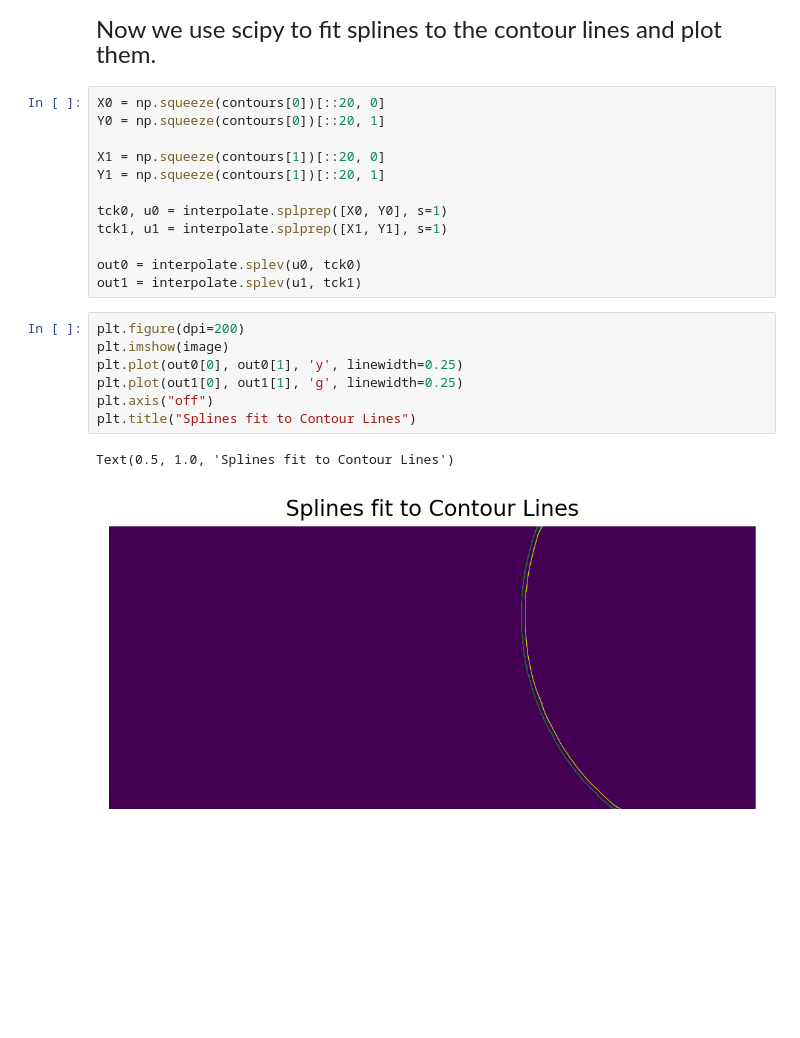
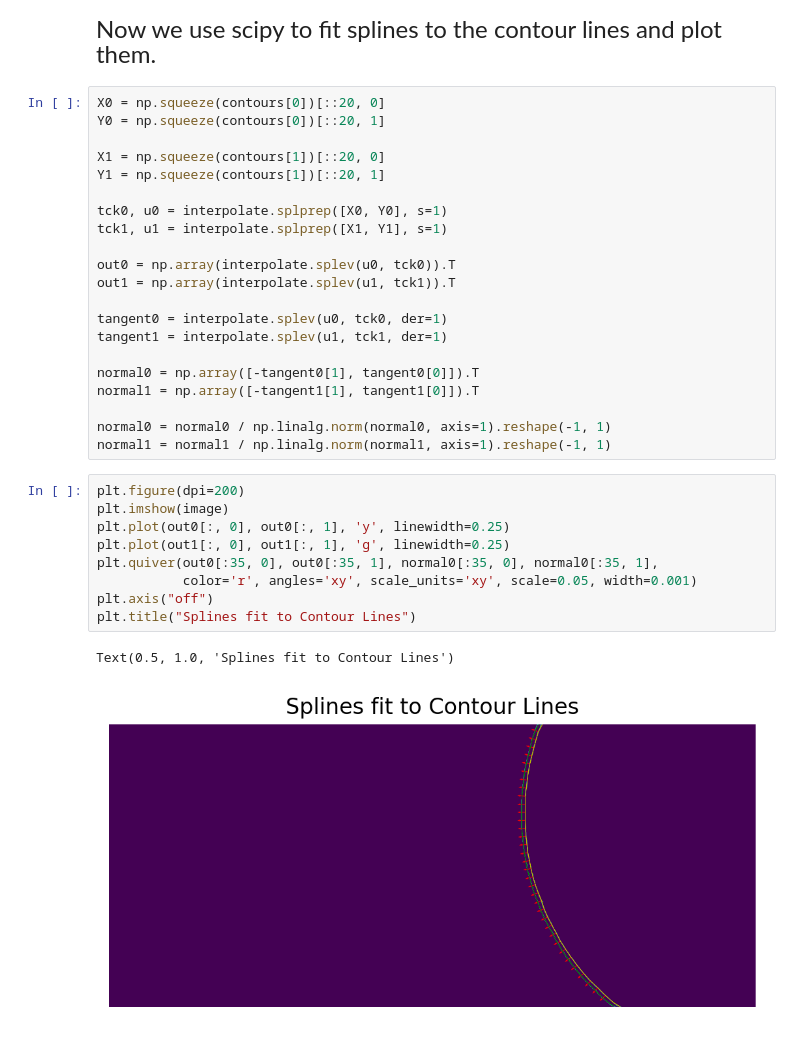
Before and after one commit to c3di/PropaTrack, a Jupyter notebook: experiments.ipynb, the cells around one changed output. Drawn from its saved outputs; the diff is of its cells as text; blank space fills up the shorter version.

Commit message:
Calculate spline normals

```diff
--- a/experiments.ipynb
+++ b/experiments.ipynb
@@ -390,15 +390,26 @@ Y1 = np.squeeze(contours[1])[::20, 1]
 tck0, u0 = interpolate.splprep([X0, Y0], s=1)
 tck1, u1 = interpolate.splprep([X1, Y1], s=1)
 
-out0 = interpolate.splev(u0, tck0)
-out1 = interpolate.splev(u1, tck1)
+out0 = np.array(interpolate.splev(u0, tck0)).T
+out1 = np.array(interpolate.splev(u1, tck1)).T
+
+tangent0 = interpolate.splev(u0, tck0, der=1)
+tangent1 = interpolate.splev(u1, tck1, der=1)
+
+normal0 = np.array([-tangent0[1], tangent0[0]]).T
+normal1 = np.array([-tangent1[1], tangent1[0]]).T
+
+normal0 = normal0 / np.linalg.norm(normal0, axis=1).reshape(-1, 1)
+normal1 = normal1 / np.linalg.norm(normal1, axis=1).reshape(-1, 1)
 # %%
 plt.figure(dpi=200)
 plt.imshow(image)
-plt.plot(out0[0], out0[1], 'y', linewidth=0.25)
-plt.plot(out1[0], out1[1], 'g', linewidth=0.25)
+plt.plot(out0[:, 0], out0[:, 1], 'y', linewidth=0.25)
+plt.plot(out1[:, 0], out1[:, 1], 'g', linewidth=0.25)
+plt.quiver(out0[:35, 0], out0[:35, 1], normal0[:35, 0], normal0[:35, 1],
+           color='r', angles='xy', scale_units='xy', scale=0.05, width=0.001)
 plt.axis("off")
 plt.title("Splines fit to Contour Lines")
 # %% [output]
 Text(0.5, 1.0, 'Splines fit to Contour Lines')
-[figure, old version]
+[figure, new version]
```
Also changed, not shown: parts of 2 cells of this notebook.
